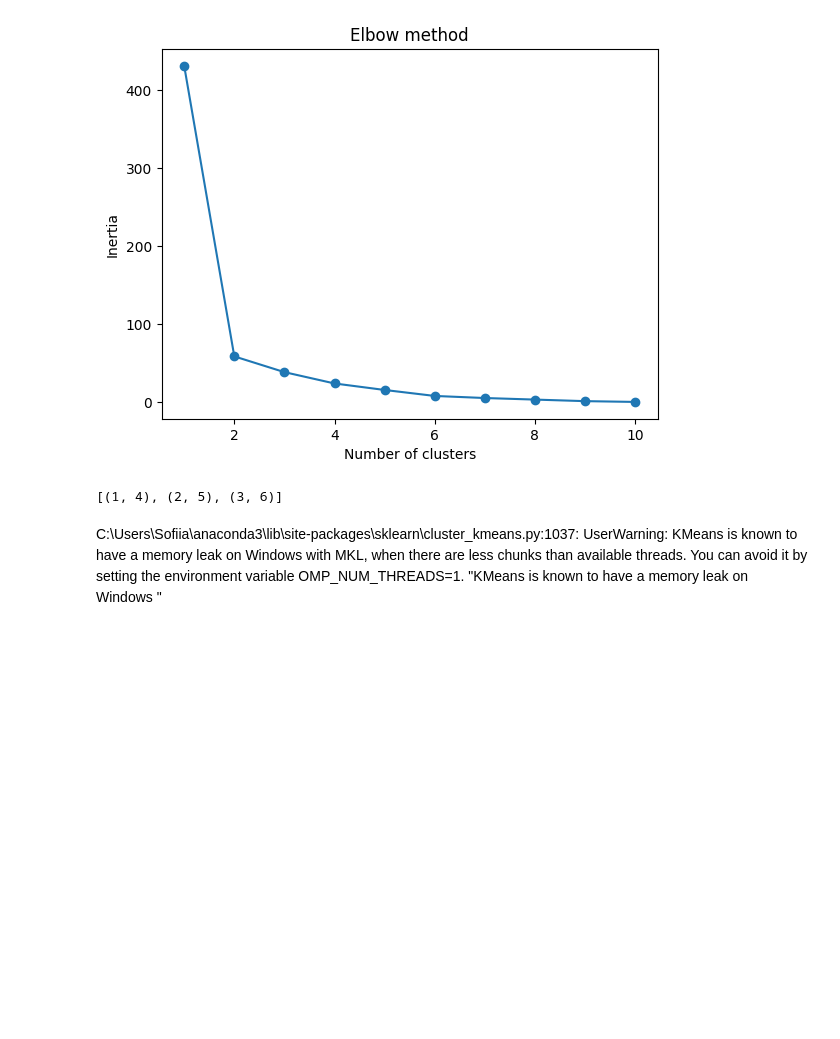
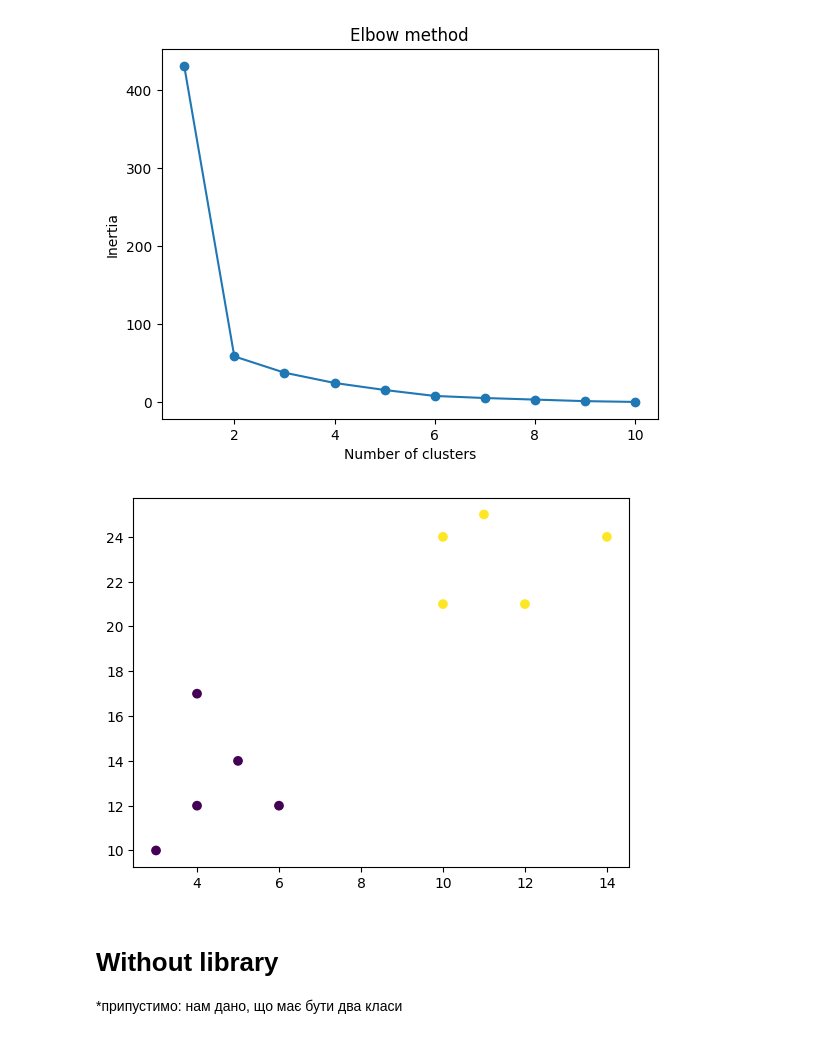
Before and after one commit to Azhniuk/ML, a Jupyter notebook: main/Clustering.ipynb, the cells around one changed output. Cells and saved outputs as stored; diff of their text form; code cells hidden in the pictures; blank space fills up the shorter version.

Commit message:
Clustering

```diff
--- a/main/Clustering.ipynb
+++ b/main/Clustering.ipynb
@@ -37,7 +33,19 @@ c = list(zip(a,b))
+# %%
+kmeans = KMeans(n_clusters=2)
+kmeans.fit(data)
+
+plt.scatter(x, y, c=kmeans.labels_)
+plt.show()
+# %% [output]
+[figure, added]
+# %% [markdown]
+# Without library
+*припустимо: нам дано, що має бути два класи
 # %%
-c
+data = list(zip(x, y))
+
+C1 = data[0]
+C2 = data[1]
+#майже randomly selected centroids
+
+x_c1, x_c2, y_c1, y_c2 =  0, 0, 0, 0
-# %% [output]
-[(1, 4), (2, 5), (3, 6)]
-# %% [markdown]
-C:\Users\Sofiia\anaconda3\lib\site-packages\sklearn\cluster\_kmeans.py:1037: UserWarning: KMeans is known to have a memory leak on Windows with MKL, when there are less chunks than available threads. You can avoid it by setting the environment variable OMP_NUM_THREADS=1.
-  "KMeans is known to have a memory leak on Windows "
```
Also changed, not shown: parts of 12 cells of this notebook.
